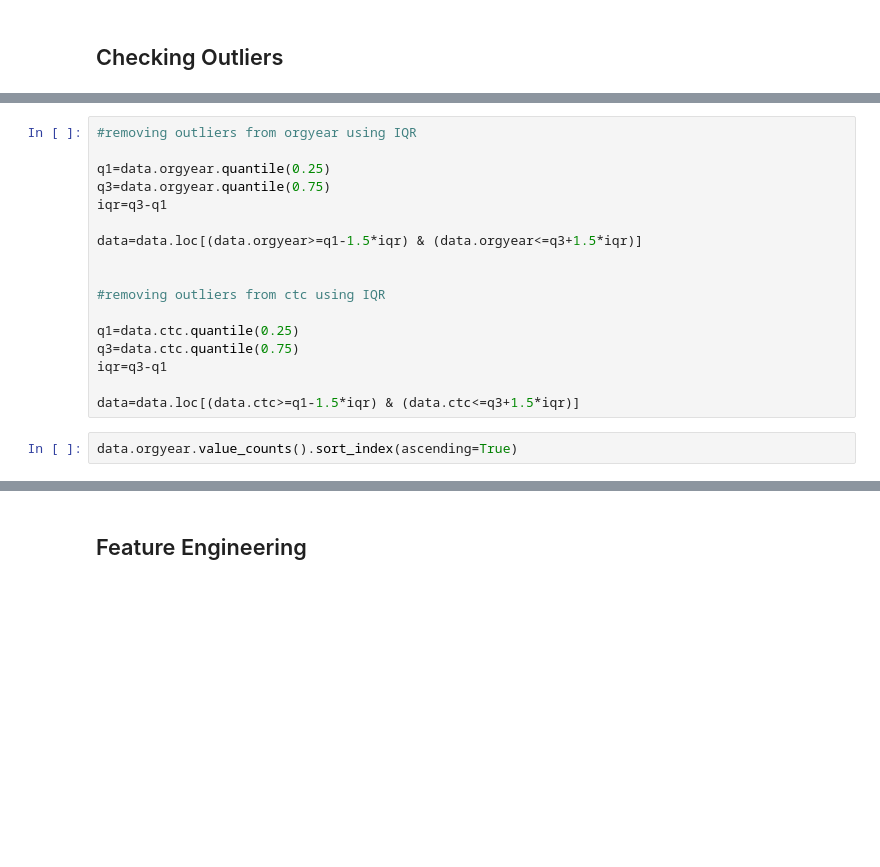
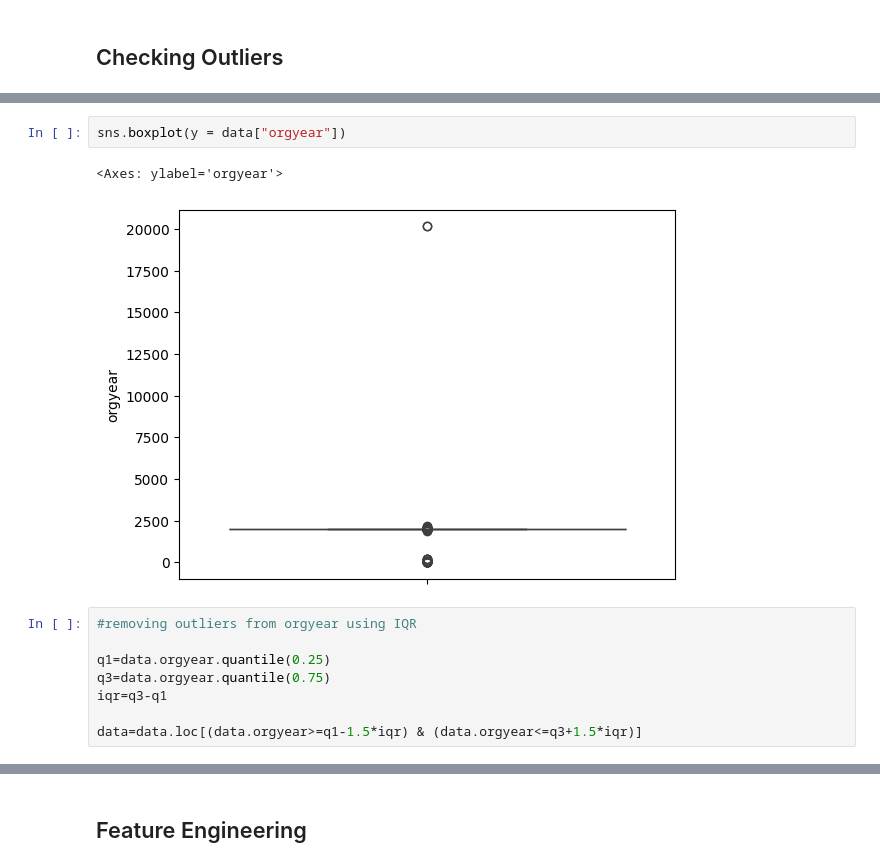
Before and after one commit to SharatGupta/DSML-Projects, a Jupyter notebook: Scaler - Clustering.ipynb, the cells around one changed output, grey strips where cells are left out. Saved outputs shown, nothing was run; the diff lists cells and outputs as text; blank space fills up the shorter version.

Commit message:
Completed Cleaning Data

```diff
--- a/Scaler - Clustering.ipynb
+++ b/Scaler - Clustering.ipynb
@@ -330,3 +340,8 @@ data.orgyear.value_counts().sort_values(ascending=True)
+# %%
+sns.boxplot(y = data["orgyear"])
+# %% [output]
+<Axes: ylabel='orgyear'>
+[figure, added]
 # %%
 #removing outliers from orgyear using IQR
 
@@ -335,14 +350,3 @@ q3=data.orgyear.quantile(0.75)
 iqr=q3-q1
 
 data=data.loc[(data.orgyear>=q1-1.5*iqr) & (data.orgyear<=q3+1.5*iqr)]
-
-
-#removing outliers from ctc using IQR
-
-q1=data.ctc.quantile(0.25)
-q3=data.ctc.quantile(0.75)
-iqr=q3-q1
-
-data=data.loc[(data.ctc>=q1-1.5*iqr) & (data.ctc<=q3+1.5*iqr)]
-# %%
-data.orgyear.value_counts().sort_index(ascending=True)
```
Also changed, not shown: parts of 11 cells of this notebook.
